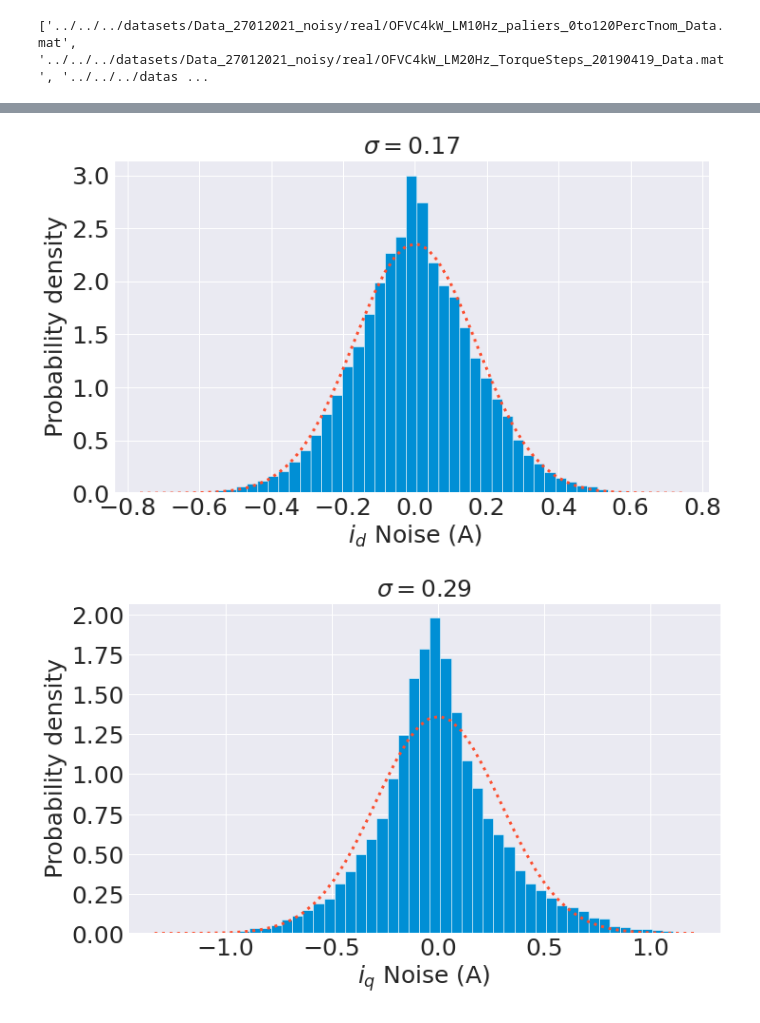
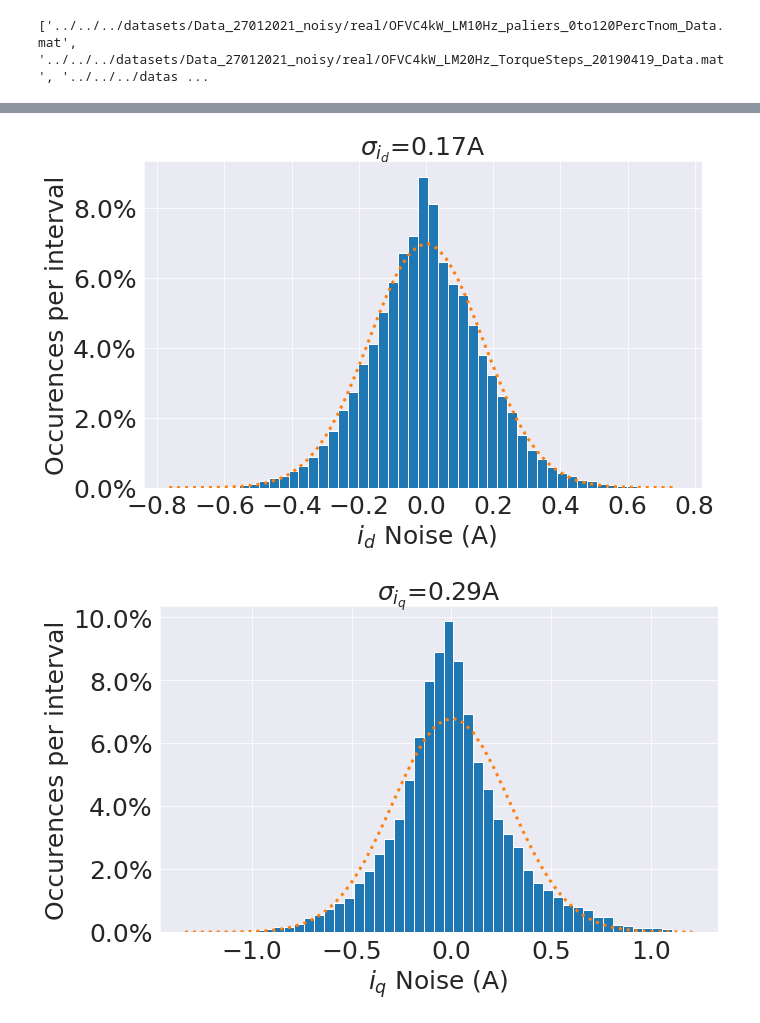
Before and after one commit to sagarverma/TemporalNeuralDenoisers, a Jupyter notebook: notebooks/noise_modeling.ipynb, the cells around one changed output, grey strips where cells are left out. Cells and saved outputs as stored; diff of their text form; code cells hidden in the pictures.

Commit message:
noise hists

```diff
--- a/notebooks/noise_modeling.ipynb
+++ b/notebooks/noise_modeling.ipynb
@@ -21,7 +24,7 @@ import matplotlib.mlab as mlab
 
 import seaborn as sns
 # %%
-noisy_mats  = glob.glob('../../../datasets/Data_27012521_noisy/real/*.mat')
+noisy_mats  = glob.glob('../../../datasets/Data_27012021_noisy/real/*mat')
 noisy_mats.sort()
 
 print (noisy_mats)
@@ -121,10 +124,10 @@ def to_percent(y, position, n):
 bins = 51
 sns.set_style("darkgrid")
 fig, ax = plt.subplots(figsize=(10,6))
-_, xbins, _ = ax.hist(current_d, bins=bins, rwidth=2, density=True)
+n, xbins, _ = ax.hist(current_d, bins=bins, rwidth=1, density=False, stacked=False, weights=np.ones(len(current_d)) / len(current_d))
 
 mu, sigma = scipy.stats.norm.fit(current_d)
-best_fit_line = scipy.stats.norm.pdf(xbins, mu, sigma)
+best_fit_line = scipy.stats.norm.pdf(xbins, mu, sigma) * (xbins[1] - xbins[0])
 plt.plot(xbins, best_fit_line, ':', linewidth=3)
 
 
@@ -132,66 +135,71 @@ plt.plot(xbins, best_fit_line, ':', linewidth=3)
 #                                 n=len(current_d))
 # formatter = FuncFormatter(percent_formatter)
 # plt.gca().yaxis.set_major_formatter(formatter)
-plt.ylabel('Probability density', fontsize=25)
+plt.ylabel('Occurences per interval', fontsize=25)
 plt.xlabel(r' $i_d$ Noise (A)', fontsize=25)
-plt.title(f'$\sigma={round(sigma, 2)}$', fontsize=25)
+plt.title(r'$\sigma_{i_d}$' + f'={round(sigma, 2)}A', fontsize=25)
+plt.gca().yaxis.set_major_formatter(PercentFormatter(1))
 plt.xticks(fontsize=25)
 plt.yticks(fontsize=25)
 plt.savefig('current_d_noise_stat.pdf', bbox_inches="tight", dpi=250, transparent=True)
 
+
 sns.set_style("darkgrid")
 fig, ax = plt.subplots(figsize=(10,6))
-_, xbins, _ = ax.hist(current_q, bins=bins, rwidth=1, density=True)
+n, xbins, _ = ax.hist(current_q, bins=bins, rwidth=1, density=False, stacked=False, weights=np.ones(len(current_q)) / len(current_q))
 
 mu, sigma = scipy.stats.norm.fit(current_q)
-best_fit_line = scipy.stats.norm.pdf(xbins, mu, sigma)
+best_fit_line = scipy.stats.norm.pdf(xbins, mu, sigma) * (xbins[1] - xbins[0])
 plt.plot(xbins, best_fit_line, ':', linewidth=3)
 # percent_formatter = partial(to_percent,
 #                                 n=len(current_q))
 # formatter = FuncFormatter(percent_formatter)
 # plt.gca().yaxis.set_major_formatter(formatter)
-plt.ylabel('Probability density', fontsize=25)
+plt.ylabel('Occurences per interval', fontsize=25)
 plt.xlabel(r'$i_q$ Noise (A)', fontsize=25)
-plt.title(f'$\sigma={round(sigma, 2)}$', fontsize=25)
+plt.title(r'$\sigma_{i_q}$' + f'={round(sigma, 2)}A', fontsize=25)
+plt.gca().yaxis.set_major_formatter(PercentFormatter(1))
 plt.xticks(fontsize=25)
 plt.yticks(fontsize=25)
 plt.savefig('current_q_noise_stat.pdf', bbox_inches="tight", dpi=250, transparent=True)
 
 sns.set_style("darkgrid")
 fig, ax = plt.subplots(figsize=(10,6))
-_, xbins, _ = ax.hist(voltage_d, bins=bins, rwidth=1, density=True)
+n, xbins, _ = ax.hist(voltage_d, bins=bins, rwidth=1, density=False, stacked=False, weights=np.ones(len(voltage_d)) / len(voltage_d))
 
 mu, sigma = scipy.stats.norm.fit(voltage_d)
-best_fit_line = scipy.stats.norm.pdf(xbins, mu, sigma)
+best_fit_line = scipy.stats.norm.pdf(xbins, mu, sigma) * (xbins[1] - xbins[0])
 plt.plot(xbins, best_fit_line, ':', linewidth=3)
 # percent_formatter = partial(to_percent,
 #                                 n=len(voltage_d))
 # formatter = FuncFormatter(percent_formatter)
 # plt.gca().yaxis.set_major_formatter(formatter)
-plt.ylabel('Probability density', fontsize=25)
+plt.ylabel('Occurences per interval', fontsize=25)
 plt.xlabel(r'$u_d$ Noise (V)', fontsize=25)
-plt.title(f'$\sigma={round(sigma, 2)}$', fontsize=25)
+plt.title(r'$\sigma_{u_d}$' + f'={round(sigma, 2)}V', fontsize=25)
+plt.gca().yaxis.set_major_formatter(PercentFormatter(1))
 plt.xticks(fontsize=25)
 plt.yticks(fontsize=25)
 plt.savefig('voltage_d_noise_stat.pdf', bbox_inches="tight", dpi=250, transparent=True)
 
 sns.set_style("darkgrid")
 fig, ax = plt.subplots(figsize=(10,6))
-_, xbins, _ = ax.hist(voltage_q, bins=bins, rwidth=1, density=True)
+n, xbins, _ = ax.hist(voltage_q, bins=bins, rwidth=1, density=False, stacked=False, weights=np.ones(len(voltage_q)) / len(voltage_q))
 
 mu, sigma = scipy.stats.norm.fit(voltage_q)
-best_fit_line = scipy.stats.norm.pdf(xbins, mu, sigma)
+best_fit_line = scipy.stats.norm.pdf(xbins, mu, sigma) * (xbins[1] - xbins[0])
 ax.plot(xbins, best_fit_line, ':', linewidth=3)
 # percent_formatter = partial(to_percent,
 #                                 n=len(voltage_q))
 # formatter = FuncFormatter(percent_formatter)
 # plt.gca().yaxis.set_major_formatter(formatter)
-plt.ylabel('Probability density', fontsize=25)
+plt.ylabel('Occurences per interval', fontsize=25)
 plt.xlabel(r'$u_q$ Noise (V)', fontsize=25)
-plt.title(f'$\sigma={round(sigma, 2)}$', fontsize=25)
+plt.title(r'$\sigma_{u_q}$' + f'={round(sigma, 2)}V', fontsize=25)
+plt.gca().yaxis.set_major_formatter(PercentFormatter(1))
 plt.xticks(fontsize=25)
 plt.yticks(fontsize=25)
 plt.savefig('voltage_q_noise_stat.pdf', bbox_inches="tight", dpi=250, transparent=True)
 # %% [output]
-[figure, old version]
+[figure, new version]
-[figure, old version]
+[figure, new version]
```
Also changed, not shown: parts of 3 cells of this notebook, 5 other files.
